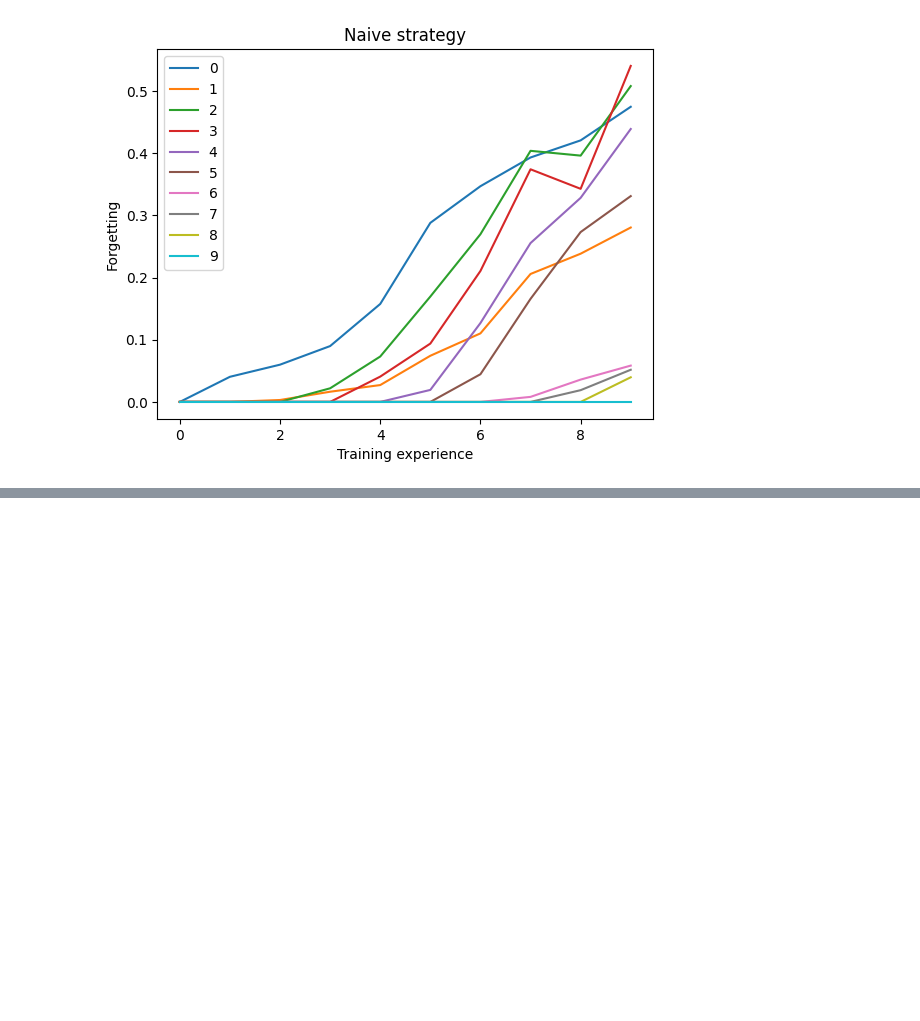
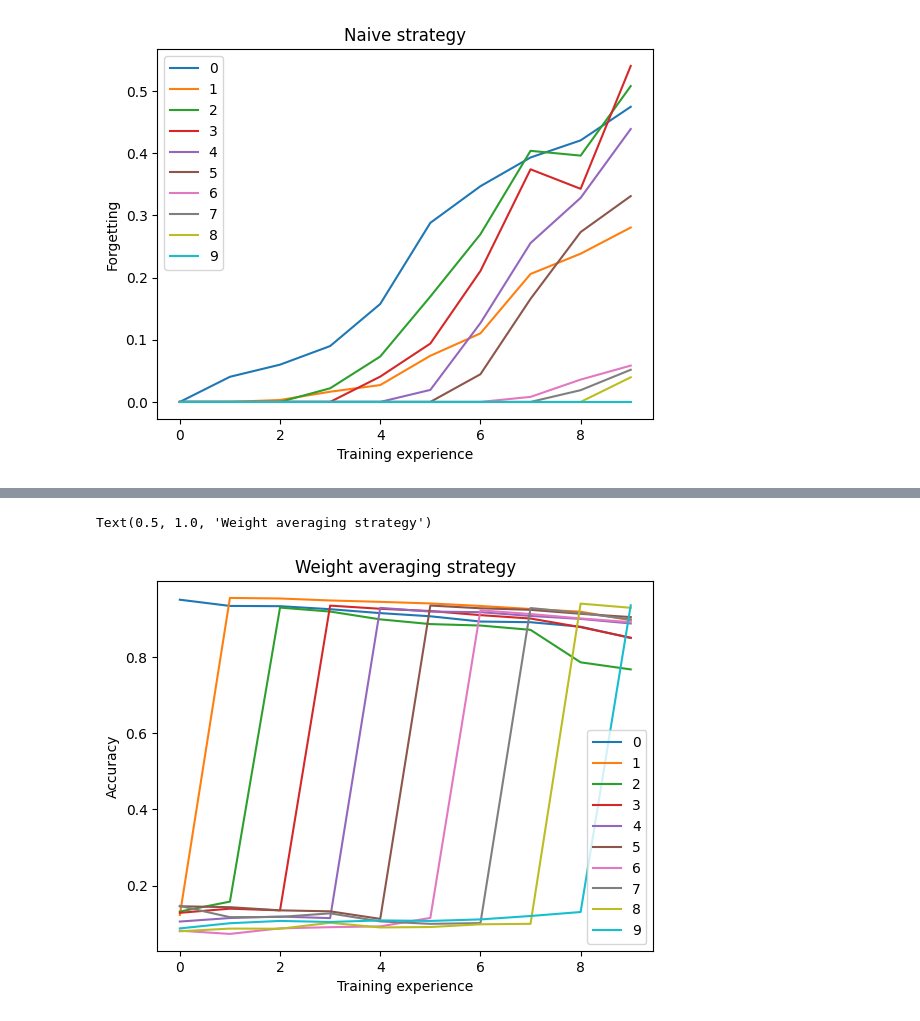
Before and after one commit to nikvogel/WeightAveragingCL, a Jupyter notebook: logs/PlotNotebook.ipynb, the cells around one changed output, grey strips where cells are left out. Saved outputs shown, nothing was run; the diff lists cells and outputs as text; code cells hidden in the pictures; blank space fills up the shorter version.

```diff
--- a/logs/PlotNotebook.ipynb
+++ b/logs/PlotNotebook.ipynb
@@ -90,0 +104,13 @@ Text(0.5, 1.0, 'Naive strategy')
+# %%
+df_wa_s = pd.read_csv('./p_mnist_simple/wa/csv_log*/eval_results.csv')
+# %%
+for eval_e in df_wa_s['eval_exp'].unique():
+    df_helper = df_wa_s[df_wa_s['eval_exp']==eval_e]
+    plt.plot(df_helper['training_exp'], df_helper['eval_accuracy'], label = eval_e)
+plt.legend()
+plt.xlabel('Training experience')
+plt.ylabel('Accuracy')
+plt.title('Weight averaging strategy')
+# %% [output]
+Text(0.5, 1.0, 'Weight averaging strategy')
+[figure, added]
```
Also changed, not shown: parts of 6 cells of this notebook, 6 other files.
